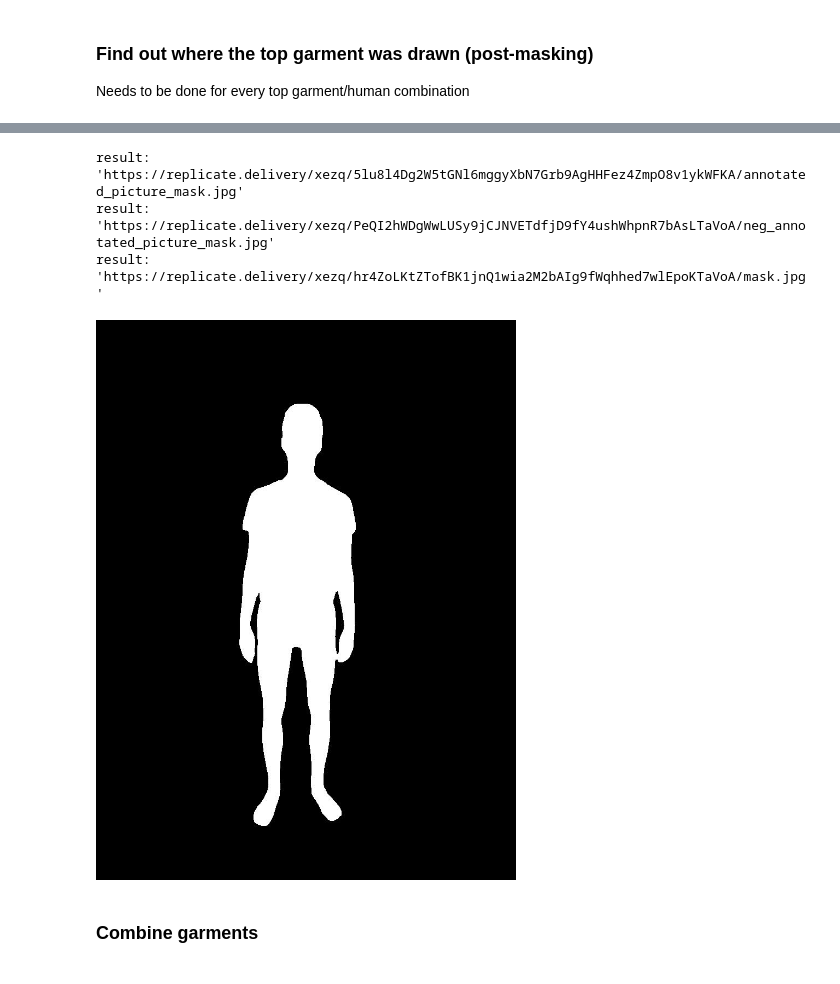
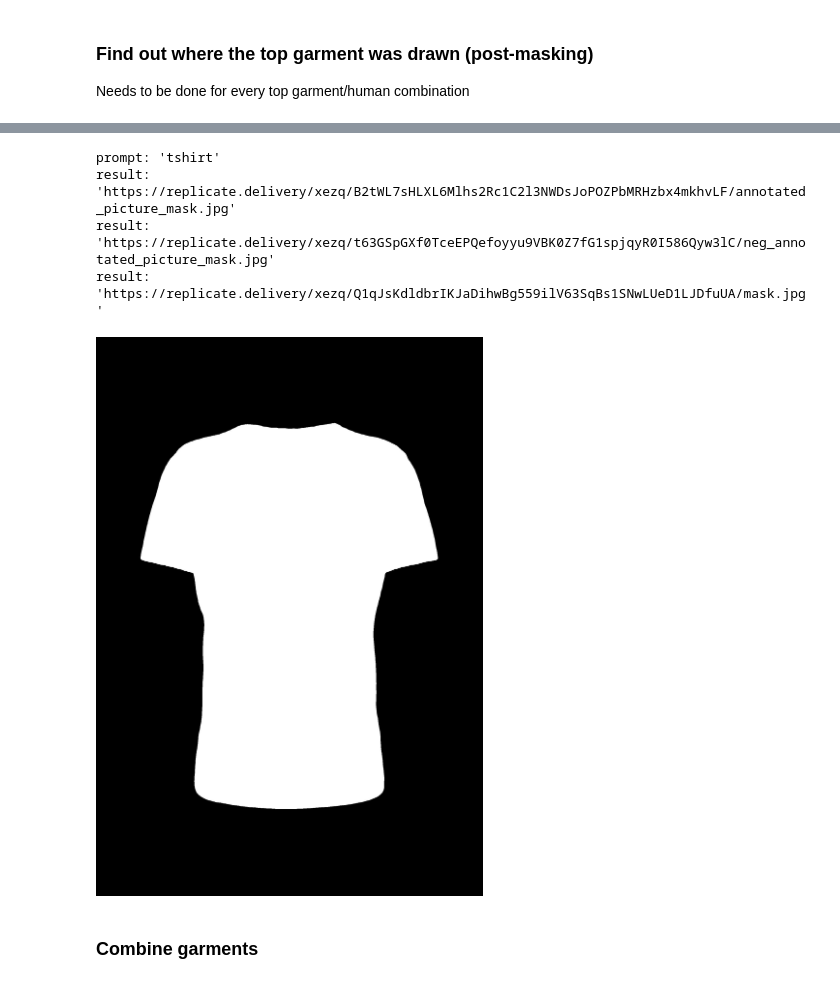
Before and after one commit to nimobeeren/dressme, a Jupyter notebook: api/notebook.ipynb, the cells around one changed output, grey strips where cells are left out. Saved outputs shown, nothing was run; the diff lists cells and outputs as text; code cells hidden in the pictures.

```diff
--- a/api/notebook.ipynb
+++ b/api/notebook.ipynb
@@ -63,26 +63,6 @@ garments = {
         "image_path": "../images/garments/bottoms/gym_shorts.webp",
     }
 }
-# %%
-from sqlmodel import SQLModel, Session
-
-from dressme.db import engine
-from dressme.models import Wearable, WearableImage
-
-
-with Session(engine) as session:
-    for garment in garments.values():
-        with open(garment["image_path"], "rb") as image_file:
-            wearable_image = WearableImage(image_data=image_file.read())
-            session.add(wearable_image)
-
-        wearable = Wearable(
-            category=garment["category"],
-            description=garment["description"],
-            wearable_image_id=wearable_image.id,
-        )
-        session.add(wearable)
-    session.commit()
 # %% [markdown]
 ### Figure out where to draw the garment (pre-masking)
 
@@ -153,7 +240,7 @@ Needs to be done for every top garment/human combination
 # %%
 def mask_garment(garment, human):
-    # prompt = garment["name"].replace("_", " ")
-    # print(f"prompt: {repr(prompt)}")
+    prompt = garment["name"].replace("_", " ")
+    print(f"prompt: {repr(prompt)}")
 
     # negative_prompt = "underwear, shoes"
     # if garment["category"] == "upper_body":
@@ -164,9 +251,9 @@ def mask_garment(garment, human):
 
 
     input = {
-        "image": open("../images/results/nimo/single/tshirt.jpg", "rb"),
+        "image": open(garment["image_path"], "rb"),
         # "image": "https://replicate.delivery/yhqm/5bXKYlGeHNxwAiXqohpteZWyJ6NBLUpA9iOUOexfniMbnzqQB/output.jpg",
-        "mask_prompt": "t-shirt",
+        "mask_prompt": prompt,
         "negative_mask_prompt": "",
         "adjustment_factor": 0
     }
@@ -182,17 +269,18 @@ def mask_garment(garment, human):
             return Image.open(requests.get(result, stream=True).raw)
     raise ValueError("Could not get mask URL")
 # %%
-# garment = garments["tshirt"]
-# human = humans["model"]
+garment = garments["tshirt"]
+human = humans["model"]
 
 im = mask_garment(garment, human)
 # im.save(f"../images/masks/{human["name"]}/post/{garment["name"]}.jpg")
 im
 # %% [output]
-result: 'https://replicate.delivery/xezq/5lu8l4Dg2W5tGNl6mggyXbN7Grb9AgHHFez4ZmpO8v1ykWFKA/annotated_picture_mask.jpg'
-result: 'https://replicate.delivery/xezq/PeQI2hWDgWwLUSy9jCJNVETdfjD9fY4ushWhpnR7bAsLTaVoA/neg_annotated_picture_mask.jpg'
-result: 'https://replicate.delivery/xezq/hr4ZoLKtZTofBK1jnQ1wia2M2bAIg9fWqhhed7wlEpoKTaVoA/mask.jpg'
+prompt: 'tshirt'
+result: 'https://replicate.delivery/xezq/B2tWL7sHLXL6Mlhs2Rc1C2l3NWDsJoPOZPbMRHzbx4mkhvLF/annotated_picture_mask.jpg'
+result: 'https://replicate.delivery/xezq/t63GSpGXf0TceEPQefoyyu9VBK0Z7fG1spjqyR0I586Qyw3lC/neg_annotated_picture_mask.jpg'
+result: 'https://replicate.delivery/xezq/Q1qJsKdldbrIKJaDihwBg559ilV63SqBs1SNwLUeD1LJDfuUA/mask.jpg'
-[figure, old version]
+[figure, new version]
 # %%
 human = humans["nimo"]
 for garment in tqdm(garments.values()):
```
Also changed, not shown: parts of 2 cells of this notebook, 3 other files.
